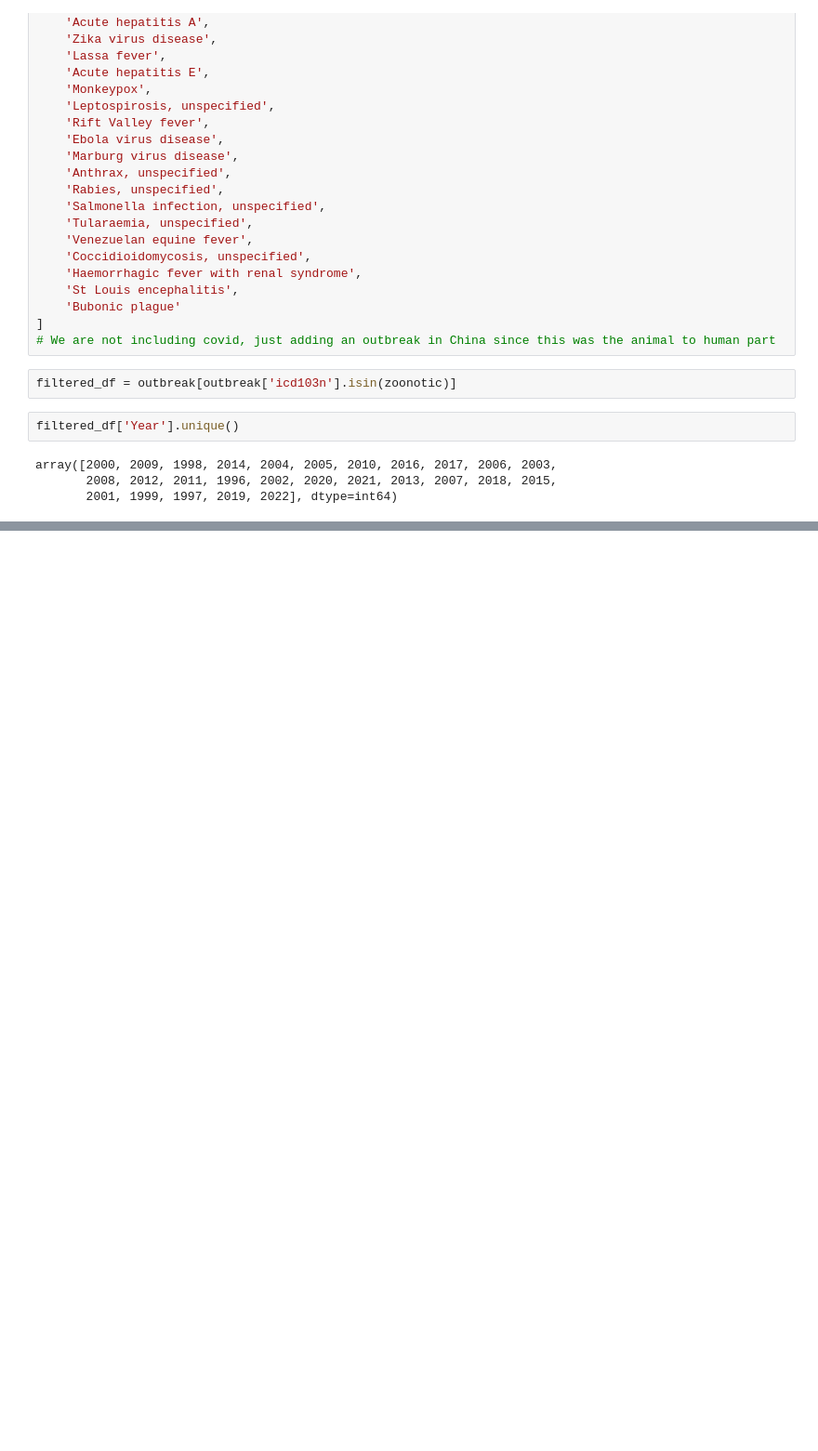
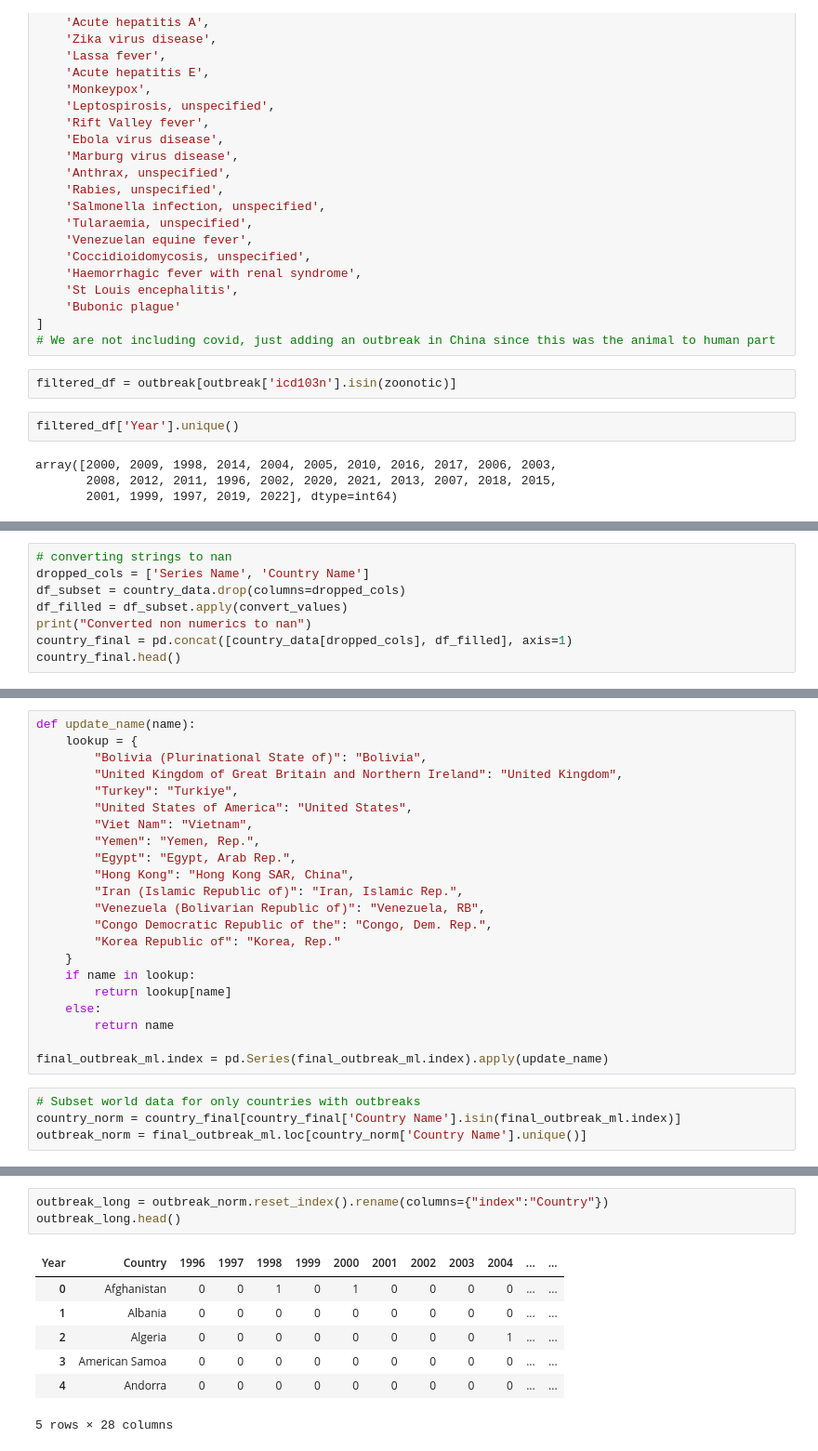
Before and after one commit to alevine5/MADS-Capstone, a Jupyter notebook: MLpipeline.ipynb, the cells around one changed output, grey strips where cells are left out. Shown at 93% size. Cells and saved outputs as stored; diff of their text form; blank space fills up the shorter version.

Commit message:
Fully prepped the training + eval data

```diff
--- a/MLpipeline.ipynb
+++ b/MLpipeline.ipynb
@@ -84,0 +126,8 @@ final_outbreak._append({"Year": 2020, "Country": "China"}, ignore_index=True)
+# %%
+# converting strings to nan
+dropped_cols = ['Series Name', 'Country Name']
+df_subset = country_data.drop(columns=dropped_cols)
+df_filled = df_subset.apply(convert_values)
+print("Converted non numerics to nan")
+country_final = pd.concat([country_data[dropped_cols], df_filled], axis=1)
+country_final.head()
@@ -84,0 +203,26 @@ final_outbreak._append({"Year": 2020, "Country": "China"}, ignore_index=True)
+# %%
+def update_name(name):
+    lookup = {
+        "Bolivia (Plurinational State of)": "Bolivia",
+        "United Kingdom of Great Britain and Northern Ireland": "United Kingdom",
+        "Turkey": "Turkiye",
+        "United States of America": "United States",
+        "Viet Nam": "Vietnam",
+        "Yemen": "Yemen, Rep.",
+        "Egypt": "Egypt, Arab Rep.",
+        "Hong Kong": "Hong Kong SAR, China",
+        "Iran (Islamic Republic of)": "Iran, Islamic Rep.",
+        "Venezuela (Bolivarian Republic of)": "Venezuela, RB",
+        "Congo Democratic Republic of the": "Congo, Dem. Rep.",
+        "Korea Republic of": "Korea, Rep."
+    }
+    if name in lookup:
+        return lookup[name]
+    else:
+        return name
+
+final_outbreak_ml.index = pd.Series(final_outbreak_ml.index).apply(update_name)
+# %%
+# Subset world data for only countries with outbreaks
+country_norm = country_final[country_final['Country Name'].isin(final_outbreak_ml.index)]
+outbreak_norm = final_outbreak_ml.loc[country_norm['Country Name'].unique()]
@@ -84,0 +245,11 @@ final_outbreak._append({"Year": 2020, "Country": "China"}, ignore_index=True)
+# %%
+outbreak_long = outbreak_norm.reset_index().rename(columns={"index":"Country"})
+outbreak_long.head()
+# %% [output]
+| Year | Country | 1996 | 1997 | 1998 | 1999 | 2000 | 2001 | 2002 | 2003 | 2004 | ... | ... |
+| 0 | Afghanistan | 0 | 0 | 1 | 0 | 1 | 0 | 0 | 0 | 0 | ... | ... |
+| 1 | Albania | 0 | 0 | 0 | 0 | 0 | 0 | 0 | 0 | 0 | ... | ... |
+| 2 | Algeria | 0 | 0 | 0 | 0 | 0 | 0 | 0 | 0 | 1 | ... | ... |
+| 3 | American Samoa | 0 | 0 | 0 | 0 | 0 | 0 | 0 | 0 | 0 | ... | ... |
+| 4 | Andorra | 0 | 0 | 0 | 0 | 0 | 0 | 0 | 0 | 0 | ... | ... |
+5 rows × 28 columns
```
Also changed, not shown: parts of 16 cells of this notebook.
